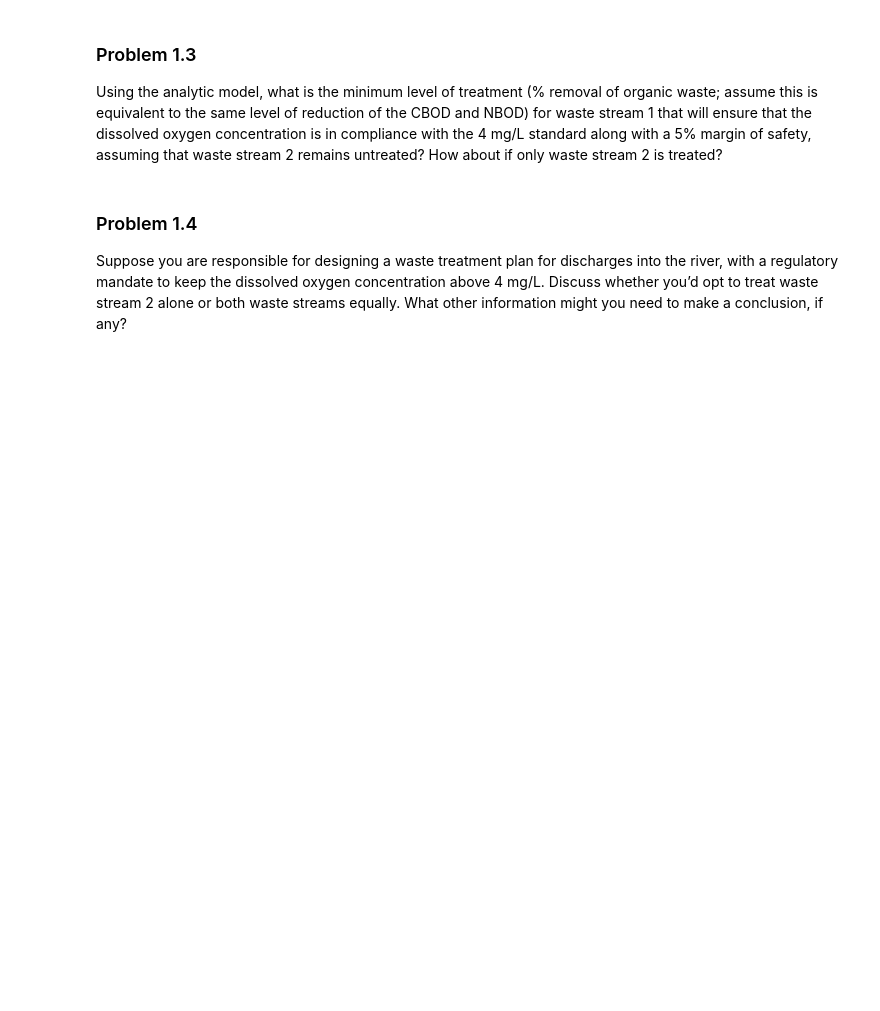
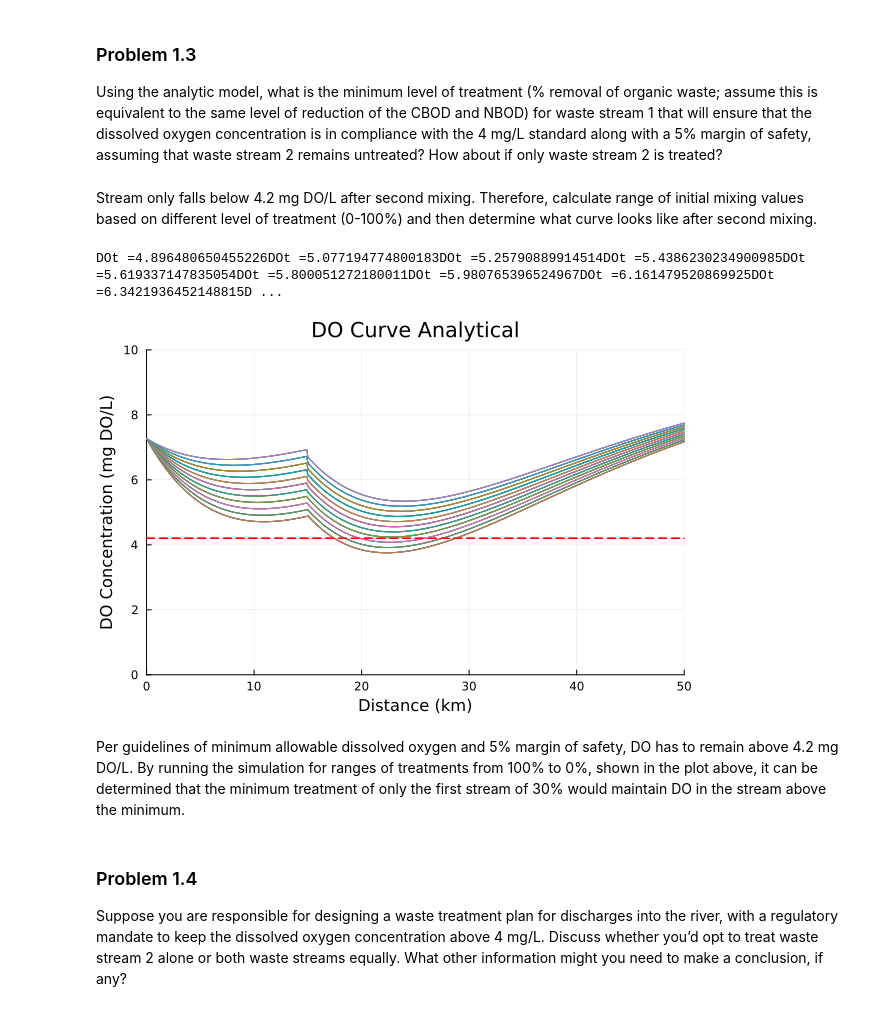
Before and after one commit to BEE4750-FA25/hw3-adrianhw3, a Jupyter notebook: hw03.ipynb, the cells around one changed output. Drawn from its saved outputs; the diff is of its cells as text; code cells hidden in the pictures; blank space fills up the shorter version.

```diff
--- a/hw03.ipynb
+++ b/hw03.ipynb
@@ -175,6 +194,58 @@ reduction of the CBOD and NBOD) for waste stream 1 that will ensure that
 the dissolved oxygen concentration is in compliance with the 4 mg/L
 standard along with a 5% margin of safety, assuming that waste stream 2
 remains untreated? How about if only waste stream 2 is treated?
+# %% [markdown]
+Stream only falls below 4.2 mg DO/L after second mixing. Therefore, calculate range of initial mixing values based on different level of treatment (0-100%) and then determine what curve looks like after second mixing.
+# %%
+minDO = 4*1.05
+treats = collect(range(0, 1, 11))
+DO_mins = zeros(11)
+
+for t in 1:11
+    DO_t = Mix(100_000, 7.5, 10_000, 5);
+    CBOD_t = Mix(100_000, 5, 10_000, 50*(1-treats[t]));
+    NBOD_t = Mix(100_000, 5, 10_000, 35*(1-treats[t]));
+
+    DOt = zeros(501)
+    DOt[1] = DO_t
+
+    #Stream feeding into second discharge:
+    for i in 1:151
+        a1 = alpha1(ka, x[i], u)
+        a2 = alpha2(ka, kc, x[i], u)
+        a3 = alpha3(ka, kn, x[i], u)
+        DOt[i] = cs*(1-a1) + DOt[1]*a1 - CBOD_t*a2 - NBOD_t*a3
+    end
+
+    CBOD_end1t = CBOD_t*exp(-kc*15000/u)
+    NBOD_end1t = NBOD_t*exp(-kn*15000/u)
+
+    #Second discharge mixing results:
+    DO_secondmix_t = Mix(qnew, DOt[151], 15_000, 5)
+    DOt[151] = DO_secondmix_t
+    CBOD_2 = Mix(qnew, CBOD_end1t, 15_000, 45)
+    NBOD_2 = Mix(qnew, NBOD_end1t, 15_000, 35)
+
+    print("DOt =",DOt[151])
+
+    for i in 151:501
+        dist = x[i] - x[151]
+        a1 = alpha1(ka, dist, u)
+        a2 = alpha2(ka, kc, dist, u)
+        a3 = alpha3(ka, kn, dist, u)
+        DOt[i] = cs*(1-a1) + DOt[151]*a1 - CBOD_2*a2 - NBOD_2*a3
+    end
+    plot!(p1, x, DOt)
+    DO_mins[t] = minimum(DOt)
+end
+hline!([minDO], linestyle=:dash, linecolor=:red)
+display(p1)
+print(DO_mins)
+# %% [output]
+DOt =4.896480650455226DOt =5.077194774800183DOt =5.25790889914514DOt =5.4386230234900985DOt =5.619337147835054DOt =5.800051272180011DOt =5.980765396524967DOt =6.161479520869925DOt =6.3421936452148815D ...
+[figure, added]
+# %% [markdown]
+Per guidelines of minimum allowable dissolved oxygen and 5% margin of safety, DO has to remain above 4.2 mg DO/L. By running the simulation for ranges of treatments from 100% to 0%, shown in the plot above, it can be determined that the minimum treatment of only the first stream of 30% would maintain DO in the stream above the minimum.
 # %% [markdown]
 ### Problem 1.4
 
```
Also changed, not shown: parts of 9 cells of this notebook.
